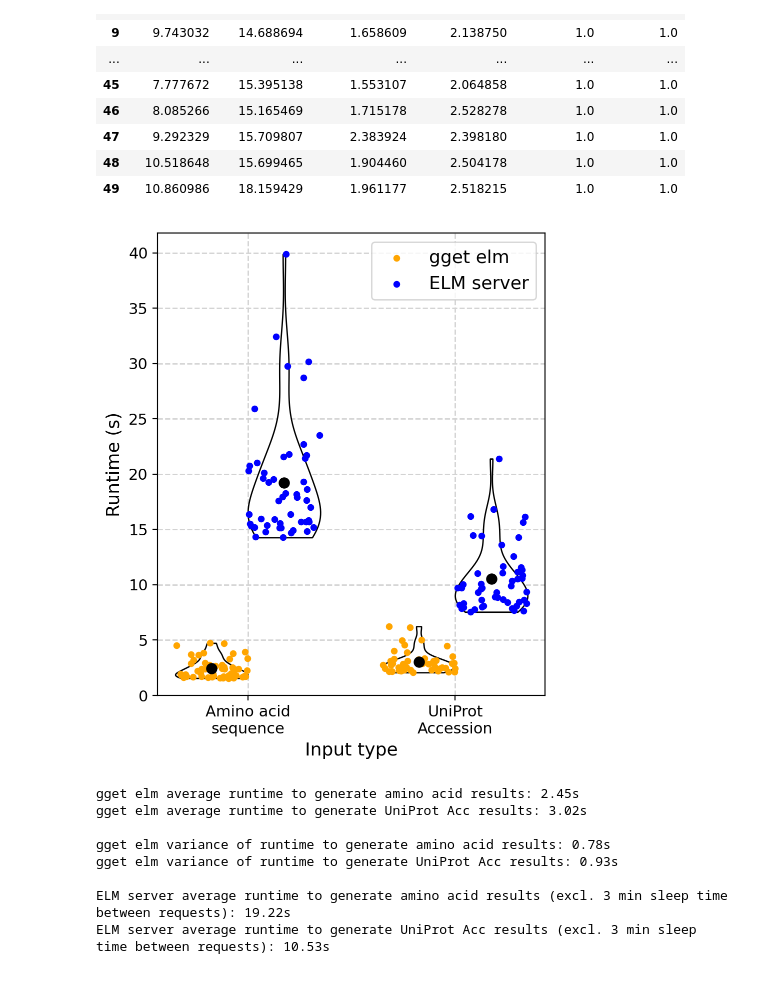
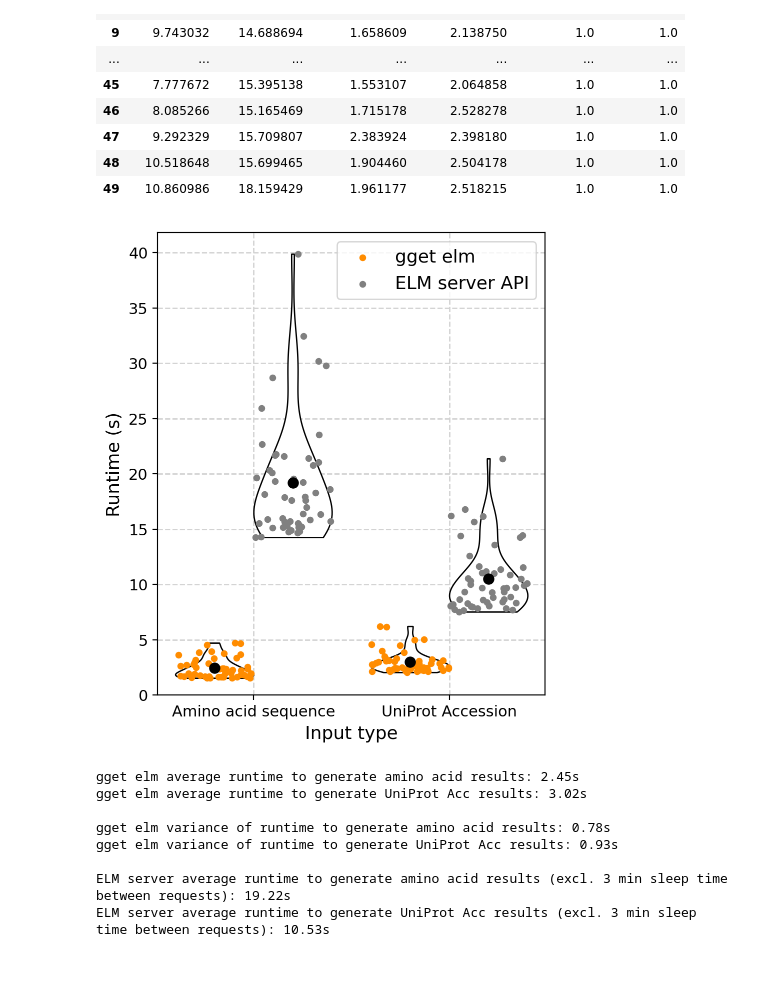
Before and after one commit to pachterlab/LHKP_2023, a Jupyter notebook: gget_elm_benchmark.ipynb, the cells around one changed output. Cells and saved outputs as stored; diff of their text form; code cells hidden in the pictures.

```diff
--- a/gget_elm_benchmark.ipynb
+++ b/gget_elm_benchmark.ipynb
@@ -221,11 +221,11 @@ def rand_jitter(arr, jitter_size=0.02):
     return np.random.uniform(low=-jitter_size, high=jitter_size, size=(len(arr),))
 # %%
 fig, ax = plt.subplots(figsize=(5, 6))
-width = 0.35
+width = 0.4
 fontsize = 11
 
 # Plot runtimes
-x_labels = ["Amino acid\nsequence", "UniProt\nAccession"]
+x_labels = ["Amino acid sequence", "UniProt Accession"]
 
 values_to_plot = [
     df["gget_time_aa"].values,
@@ -234,37 +234,37 @@ values_to_plot = [
     df["api_time_id"].dropna().values
     ]
 positions = [-width/2, width/2, 1-width/2, 1+width/2]
-colors = ["orange", "blue", "orange", "blue"]
-labels = ["gget elm", "ELM server", None, None]
+colors = ["darkorange", "grey", "darkorange", "grey"]
+labels = ["gget elm", "ELM server API", None, None]
 for pos, values, color, label in zip(positions, values_to_plot, colors, labels):
   # Plot violin plot
   v = ax.violinplot(values, [pos], widths=width, vert=True, showmedians=False, showextrema=False)
   for pcidx, pc in enumerate(v["bodies"]):
       pc.set_facecolor("white")
       pc.set_edgecolor("black")
       pc.set_alpha(1)
   # Plot all data points
   ax.scatter([pos]*len(values) + rand_jitter([pos]*len(values), width/2), values, s=15, color=color, label=label)
   # Plot the mean
   ax.scatter(pos, np.mean(values), s=50, color="black")
 
 ax.set_xticks([0,1], x_labels)
 ax.set_ylim(bottom=0)
 
 ax.set_ylabel("Runtime (s)", fontsize=fontsize+2)
 ax.set_xlabel("Input type", fontsize=fontsize+2)
 
 ax.legend(fontsize=fontsize+2)
 
 ax.tick_params(axis="both", labelsize=fontsize)
 ax.grid(True, which="both", color="lightgray", ls="--", lw=1)
 ax.set_axisbelow(True)
 
 fig.savefig("gget_elm_benchmark.png", dpi=300, bbox_inches="tight")
 
 fig.show()
 # %% [output]
-[figure, old version]
+[figure, new version]
 # %%
 print(f"gget elm average runtime to generate amino acid results: {np.round(np.mean(df['gget_time_aa'].values),2)}s")
 print(f"gget elm average runtime to generate UniProt Acc results: {np.round(np.mean(df['gget_time_id'].values),2)}s")
```
